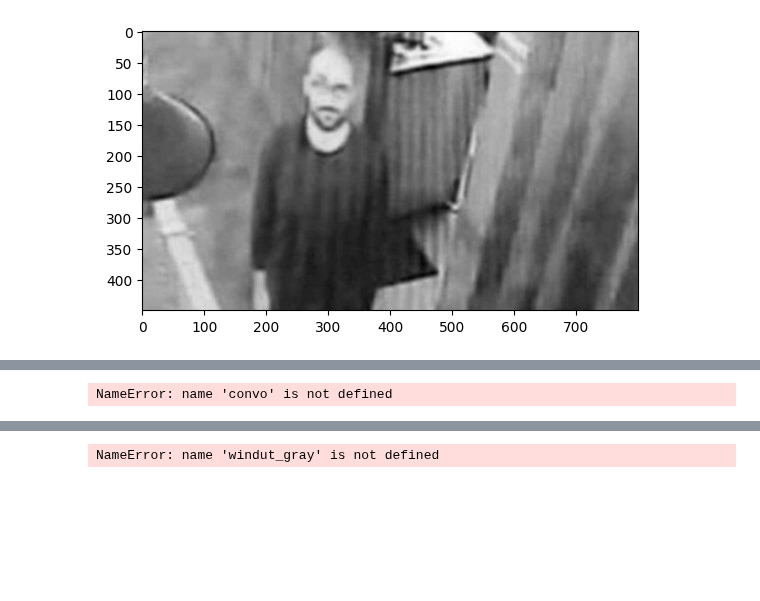
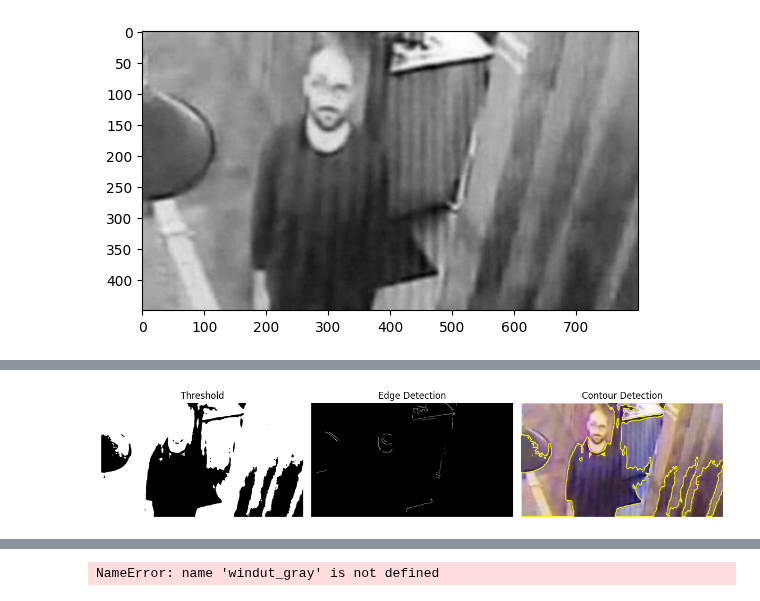
Before and after one commit to praktikum-pcd-2026/jurnal-modul-3-alp-muhammadikbal05146-ship-it, a Jupyter notebook: Modul3_F1D02410141_Muhammad ikbal.ipynb, the cells around one changed output, grey strips where cells are left out. Drawn from its saved outputs; the diff is of its cells as text; code cells hidden in the pictures; blank space fills up the shorter version.

```diff
--- a/Modul3_F1D02410141_Muhammad ikbal.ipynb
+++ b/Modul3_F1D02410141_Muhammad ikbal.ipynb
@@ -162,12 +114,42 @@ def filter(img, size, mode):
 # %%
-mean3x3 = convo(img, kernel_3x3)
-mean9x9 = convo(img, kernel_9x9)
-sharpening = convo(img, kernel_tajam)
-smoothing = convo(img, kernel_halus)
-modus3x3 = convo_modus_median(img, kernel_3x3_kosong, "modus")
-modus9x9 = convo_modus_median(img, kernel_9x9_kosong, "modus")
-median3x3 = convo_modus_median(img, kernel_3x3_kosong, "median")
-median9x9 = convo_modus_median(img, kernel_9x9_kosong, "median")
+image = cv2.imread('backup.jpg')
+image_rgb = cv2.cvtColor(image, cv2.COLOR_BGR2RGB)
+
+gray = cv2.cvtColor(image, cv2.COLOR_BGR2GRAY)
+
+_, threshold = cv2.threshold(gray, 100, 255, cv2.THRESH_BINARY)
+
+edges = cv2.Canny(gray, 100, 200)
+
+contours, _ = cv2.findContours(
+    threshold,
+    cv2.RETR_EXTERNAL,
+    cv2.CHAIN_APPROX_SIMPLE
+)
+
+result = image_rgb.copy()
+
+cv2.drawContours(result, contours, -1, (255, 255, 0), 2)
+
+plt.figure(figsize=(12, 4))
+
+plt.subplot(1, 3, 1)
+plt.imshow(threshold, cmap='gray')
+plt.title('Threshold')
+plt.axis('off')
+
+plt.subplot(1, 3, 2)
+plt.imshow(edges, cmap='gray')
+plt.title('Edge Detection')
+plt.axis('off')
+
+plt.subplot(1, 3, 3)
+plt.imshow(result)
+plt.title('Contour Detection')
+plt.axis('off')
+
+plt.tight_layout()
+plt.show()
 # %% [output]
-NameError: name 'convo' is not defined
+[figure, added]
 # %%
```
Also changed, not shown: parts of 3 cells of this notebook.
